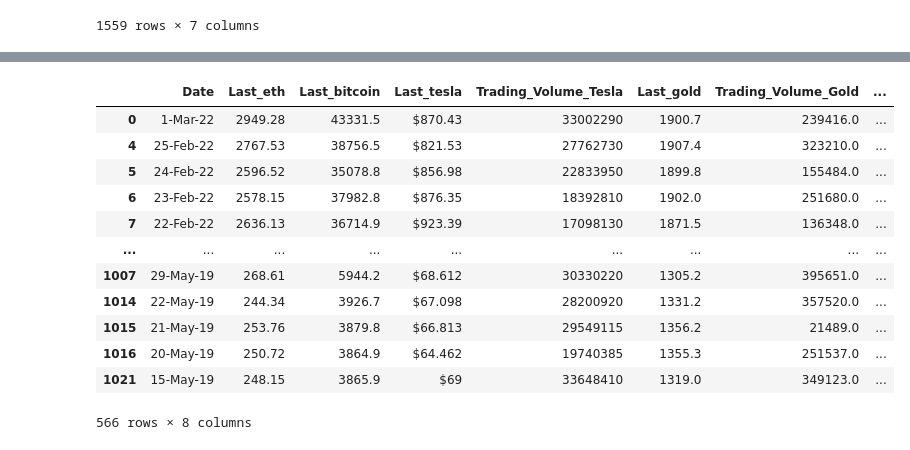
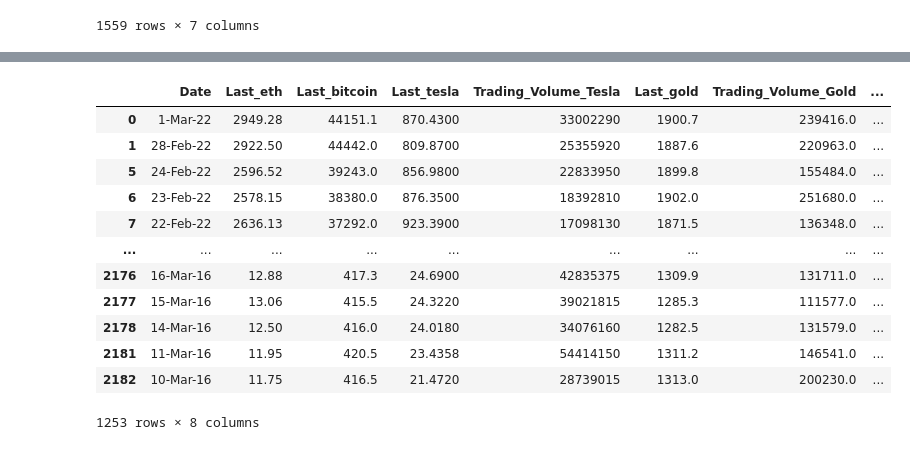
Before and after one commit to RojaReddy329/MachineLearningProject, a Jupyter notebook: ProjectNotebook.ipynb, the cells around one changed output, grey strips where cells are left out. Saved outputs shown, nothing was run; the diff lists cells and outputs as text; code cells hidden in the pictures.

```diff
--- a/ProjectNotebook.ipynb
+++ b/ProjectNotebook.ipynb
@@ -23,7 +28,7 @@ eth_df
 | 2182 | 10-Mar-16 | 11.75 | 11.20 | 11.85 | 11.07 | 0.00K | 4.91% |
 1559 rows × 7 columns
 # %%
-bitcoin = 'Datasets/Bitcoin.csv'
+bitcoin = 'Datasets/BTC.csv'
 bitcoin_df = pd.read_csv(bitcoin)
 match_series_bitcoin = pd.to_datetime(bitcoin_df['Date']).map(isBusinessDay)
 bitcoin_df = bitcoin_df[match_series_bitcoin]
@@ -72,37 +78,37 @@ sp_df
 # %%
 #rename columns
 eth_df = eth_df.rename(columns ={"Price": "Last_eth","Open": "Open_eth","High": "High_eth","Low": "Low_eth"})
-bitcoin_df = bitcoin_df.rename(columns={"Close/Last": "Last_bitcoin","Open": "Open_bitcoin","High": "High_bitcoin","Low": "Low_bitcoin"})
+bitcoin_df = bitcoin_df.rename(columns={"Price": "Last_bitcoin","Open": "Open_bitcoin","High": "High_bitcoin","Low": "Low_bitcoin"})
 
 #create dataframe using ETH and Bitcoin datasets
 crypto = pd.DataFrame(eth_df,columns=['Date','Last_eth'])
 
 crypto = crypto.join(bitcoin_df['Last_bitcoin'])
 #crypto = crypto.join(bitcoin_df['Open_bitcoin'])
 #crypto = crypto.join(bitcoin_df['High_bitcoin'])
 #crypto = crypto.join(bitcoin_df['Low_bitcoin'])
 crypto = crypto.join(tesla_df['Last_tesla'])
 crypto = crypto.join(tesla_df['Trading_Volume_Tesla'])
 crypto = crypto.join(gold_df['Last_gold'])
 crypto = crypto.join(gold_df['Trading_Volume_Gold'])
 crypto = crypto.join(sp_df['Last_SP'])
 
 crypto = crypto.dropna()
 crypto
 # %% [output]
 |  | Date | Last_eth | Last_bitcoin | Last_tesla | Trading_Volume_Tesla | Last_gold | Trading_Volume_Gold | ... |
-| 0 | 1-Mar-22 | 2949.28 | 43331.5 | $870.43 | 33002290 | 1900.7 | 239416.0 | ... |
-| 4 | 25-Feb-22 | 2767.53 | 38756.5 | $821.53 | 27762730 | 1907.4 | 323210.0 | ... |
-| 5 | 24-Feb-22 | 2596.52 | 35078.8 | $856.98 | 22833950 | 1899.8 | 155484.0 | ... |
-| 6 | 23-Feb-22 | 2578.15 | 37982.8 | $876.35 | 18392810 | 1902.0 | 251680.0 | ... |
-| 7 | 22-Feb-22 | 2636.13 | 36714.9 | $923.39 | 17098130 | 1871.5 | 136348.0 | ... |
+| 0 | 1-Mar-22 | 2949.28 | 44151.1 | 870.4300 | 33002290 | 1900.7 | 239416.0 | ... |
+| 1 | 28-Feb-22 | 2922.50 | 44442.0 | 809.8700 | 25355920 | 1887.6 | 220963.0 | ... |
+| 5 | 24-Feb-22 | 2596.52 | 39243.0 | 856.9800 | 22833950 | 1899.8 | 155484.0 | ... |
+| 6 | 23-Feb-22 | 2578.15 | 38380.0 | 876.3500 | 18392810 | 1902.0 | 251680.0 | ... |
+| 7 | 22-Feb-22 | 2636.13 | 37292.0 | 923.3900 | 17098130 | 1871.5 | 136348.0 | ... |
 | ... | ... | ... | ... | ... | ... | ... | ... | ... |
-| 1007 | 29-May-19 | 268.61 | 5944.2 | $68.612 | 30330220 | 1305.2 | 395651.0 | ... |
-| 1014 | 22-May-19 | 244.34 | 3926.7 | $67.098 | 28200920 | 1331.2 | 357520.0 | ... |
-| 1015 | 21-May-19 | 253.76 | 3879.8 | $66.813 | 29549115 | 1356.2 | 21489.0 | ... |
-| 1016 | 20-May-19 | 250.72 | 3864.9 | $64.462 | 19740385 | 1355.3 | 251537.0 | ... |
-| 1021 | 15-May-19 | 248.15 | 3865.9 | $69 | 33648410 | 1319.0 | 349123.0 | ... |
+| 2176 | 16-Mar-16 | 12.88 | 417.3 | 24.6900 | 42835375 | 1309.9 | 131711.0 | ... |
+| 2177 | 15-Mar-16 | 13.06 | 415.5 | 24.3220 | 39021815 | 1285.3 | 111577.0 | ... |
+| 2178 | 14-Mar-16 | 12.50 | 416.0 | 24.0180 | 34076160 | 1282.5 | 131579.0 | ... |
+| 2181 | 11-Mar-16 | 11.95 | 420.5 | 23.4358 | 54414150 | 1311.2 | 146541.0 | ... |
+| 2182 | 10-Mar-16 | 11.75 | 416.5 | 21.4720 | 28739015 | 1313.0 | 200230.0 | ... |
-566 rows × 8 columns
+1253 rows × 8 columns
 # %%
 import seaborn as sns
 import matplotlib.pyplot as plt
```
Also changed, not shown: parts of 7 cells of this notebook, 5 other files.
